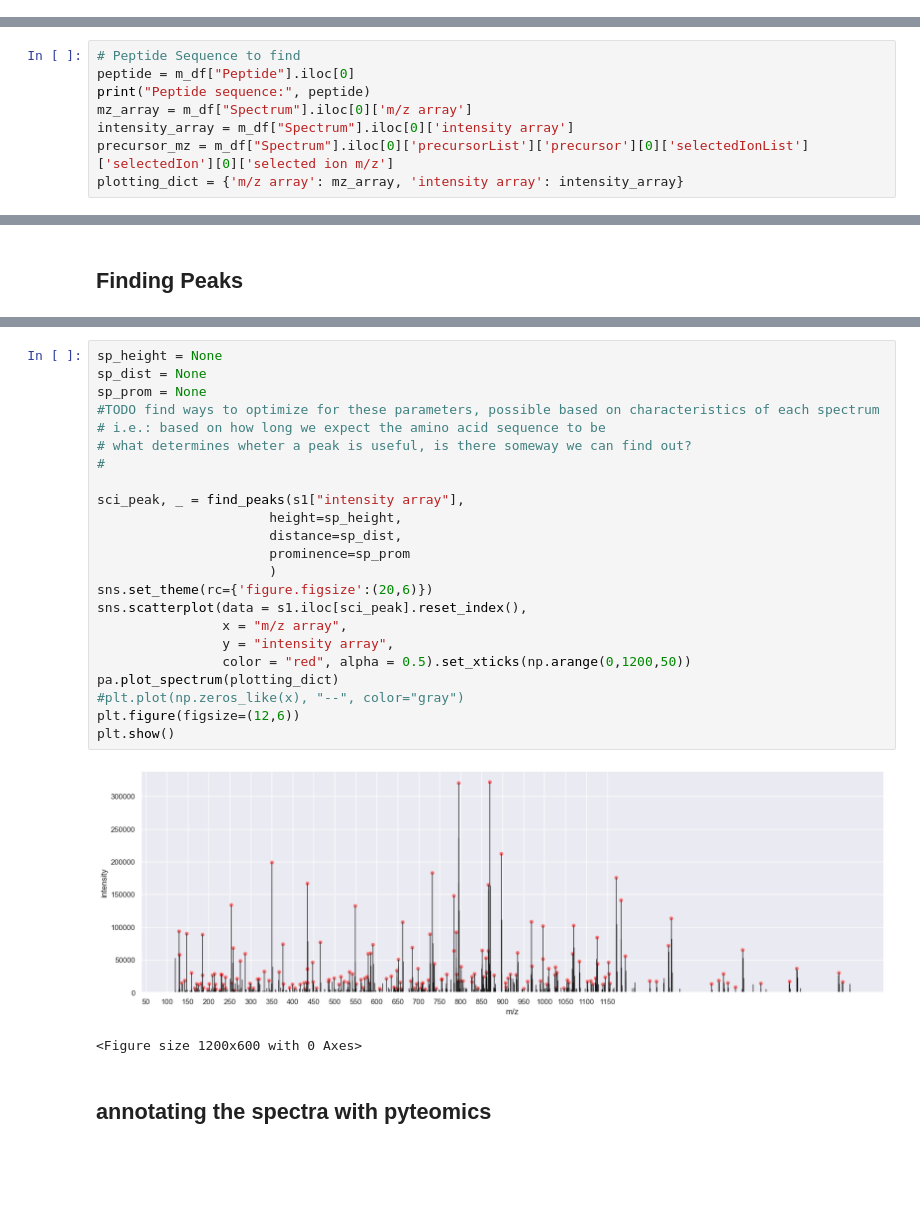
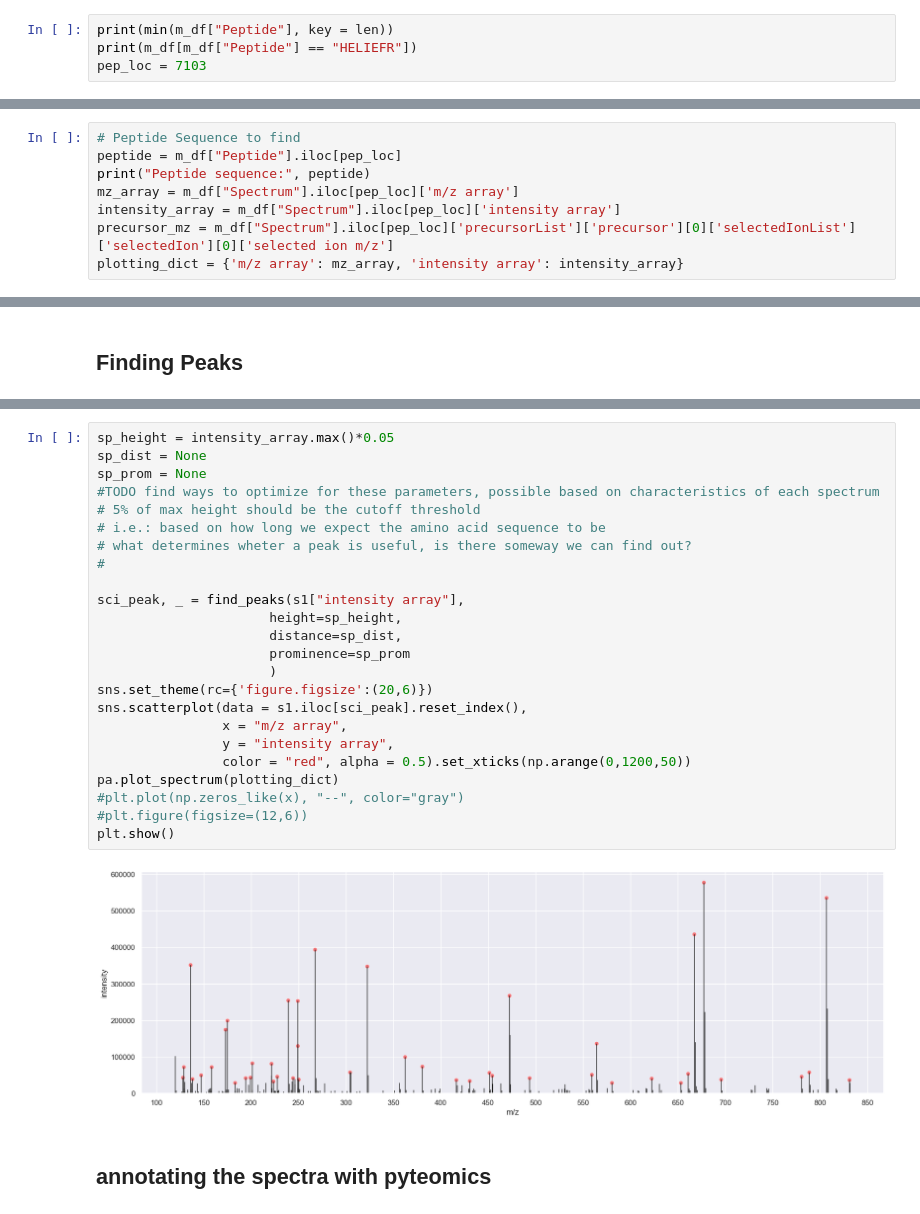
Before and after one commit to DBeben22/expert-tandem, a Jupyter notebook: prototypes/prototype_vers3.ipynb, the cells around one changed output, grey strips where cells are left out. Drawn from its saved outputs; the diff is of its cells as text; blank space fills up the shorter version.

```diff
--- a/prototypes/prototype_vers3.ipynb
+++ b/prototypes/prototype_vers3.ipynb
@@ -101,0 +90,4 @@ Name: Spectrum, Length: 10208, dtype: object
+# %%
+print(min(m_df["Peptide"], key = len))
+print(m_df[m_df["Peptide"] == "HELIEFR"])
+pep_loc = 7103
@@ -102,9 +98,9 @@ Name: Spectrum, Length: 10208, dtype: object
 # %%
 # Peptide Sequence to find
-peptide = m_df["Peptide"].iloc[0]
+peptide = m_df["Peptide"].iloc[pep_loc]
 print("Peptide sequence:", peptide)
-mz_array = m_df["Spectrum"].iloc[0]['m/z array']
-intensity_array = m_df["Spectrum"].iloc[0]['intensity array']
-precursor_mz = m_df["Spectrum"].iloc[0]['precursorList']['precursor'][0]['selectedIonList']['selectedIon'][0]['selected ion m/z']
+mz_array = m_df["Spectrum"].iloc[pep_loc]['m/z array']
+intensity_array = m_df["Spectrum"].iloc[pep_loc]['intensity array']
+precursor_mz = m_df["Spectrum"].iloc[pep_loc]['precursorList']['precursor'][0]['selectedIonList']['selectedIon'][0]['selected ion m/z']
 plotting_dict = {'m/z array': mz_array, 'intensity array': intensity_array}
 # %% [output]
@@ -117,29 +118,29 @@ s1 = pd.DataFrame(plotting_dict)
 # %%
-sp_height = None
+sp_height = intensity_array.max()*0.05
 sp_dist = None
 sp_prom = None
 #TODO find ways to optimize for these parameters, possible based on characteristics of each spectrum
+# 5% of max height should be the cutoff threshold
 # i.e.: based on how long we expect the amino acid sequence to be
 # what determines wheter a peak is useful, is there someway we can find out?
 #
 
 sci_peak, _ = find_peaks(s1["intensity array"],
                       height=sp_height,
                       distance=sp_dist,
                       prominence=sp_prom
                       )
 sns.set_theme(rc={'figure.figsize':(20,6)})
 sns.scatterplot(data = s1.iloc[sci_peak].reset_index(),
                 x = "m/z array",
                 y = "intensity array",
                 color = "red", alpha = 0.5).set_xticks(np.arange(0,1200,50))
 pa.plot_spectrum(plotting_dict)
 #plt.plot(np.zeros_like(x), "--", color="gray")
-plt.figure(figsize=(12,6))
+#plt.figure(figsize=(12,6))
 plt.show()
 # %% [output]
-[figure, old version]
+[figure, new version]
-<Figure size 1200x600 with 0 Axes>
 # %% [markdown]
 ## annotating the spectra with pyteomics
 # %%
```
Also changed, not shown: parts of 33 cells of this notebook, 3 other files.
